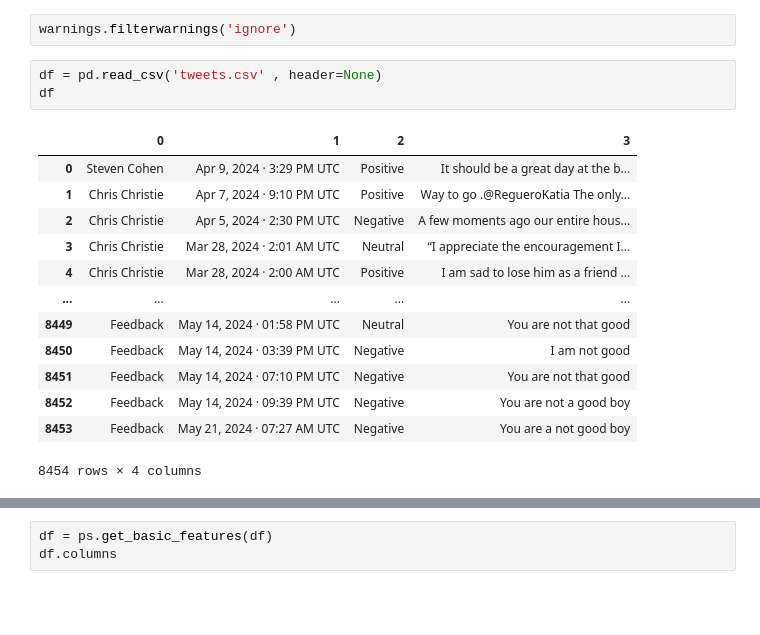
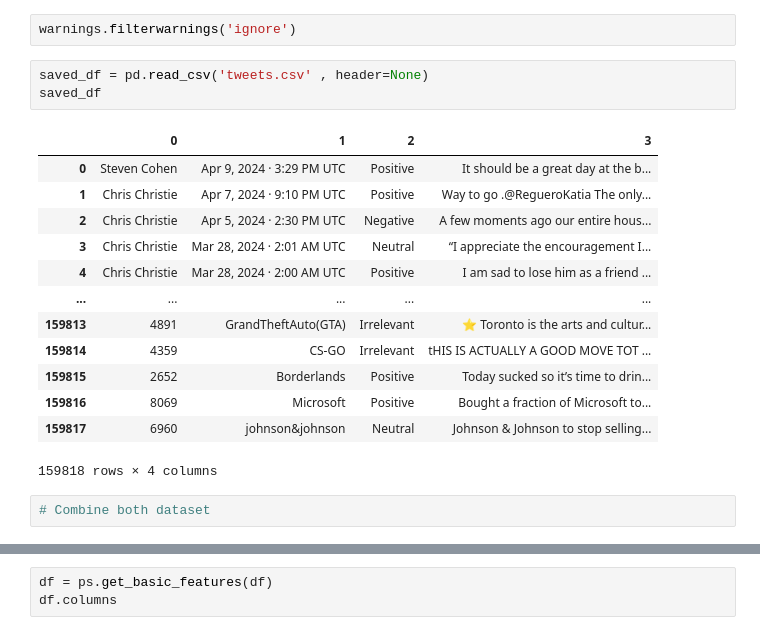
Before and after one commit to biptu123/tweet_analysis, a Jupyter notebook: tweet_analyse.ipynb, the cells around one changed output, grey strips where cells are left out. Drawn from its saved outputs; the diff is of its cells as text; blank space fills up the shorter version.

```diff
--- a/tweet_analyse.ipynb
+++ b/tweet_analyse.ipynb
@@ -40,19 +54,21 @@ text
 # %%
 warnings.filterwarnings('ignore')
 # %%
-df = pd.read_csv('tweets.csv' , header=None)
-df
+saved_df = pd.read_csv('tweets.csv' , header=None)
+saved_df
 # %% [output]
 |  | 0 | 1 | 2 | 3 |
 | 0 | Steven Cohen | Apr 9, 2024 · 3:29 PM UTC | Positive | It should be a great day at the b... |
 | 1 | Chris Christie | Apr 7, 2024 · 9:10 PM UTC | Positive | Way to go .@RegueroKatia The only... |
 | 2 | Chris Christie | Apr 5, 2024 · 2:30 PM UTC | Negative | A few moments ago our entire hous... |
 | 3 | Chris Christie | Mar 28, 2024 · 2:01 AM UTC | Neutral | “I appreciate the encouragement I... |
 | 4 | Chris Christie | Mar 28, 2024 · 2:00 AM UTC | Positive | I am sad to lose him as a friend ... |
 | ... | ... | ... | ... | ... |
-| 8449 | Feedback | May 14, 2024 · 01:58 PM UTC | Neutral | You are not that good |
-| 8450 | Feedback | May 14, 2024 · 03:39 PM UTC | Negative | I am not good |
-| 8451 | Feedback | May 14, 2024 · 07:10 PM UTC | Negative | You are not that good |
-| 8452 | Feedback | May 14, 2024 · 09:39 PM UTC | Negative | You are not a good boy |
-| 8453 | Feedback | May 21, 2024 · 07:27 AM UTC | Negative | You are a not good boy |
+| 159813 | 4891 | GrandTheftAuto(GTA) | Irrelevant | ⭐️ Toronto is the arts and cultur... |
+| 159814 | 4359 | CS-GO | Irrelevant | tHIS IS ACTUALLY A GOOD MOVE TOT ... |
+| 159815 | 2652 | Borderlands | Positive | Today sucked so it’s time to drin... |
+| 159816 | 8069 | Microsoft | Positive | Bought a fraction of Microsoft to... |
+| 159817 | 6960 | johnson&johnson | Neutral | Johnson & Johnson to stop selling... |
-8454 rows × 4 columns
+159818 rows × 4 columns
+# %%
+# Combine both dataset
```
Also changed, not shown: parts of 17 cells of this notebook, 1 other file.
